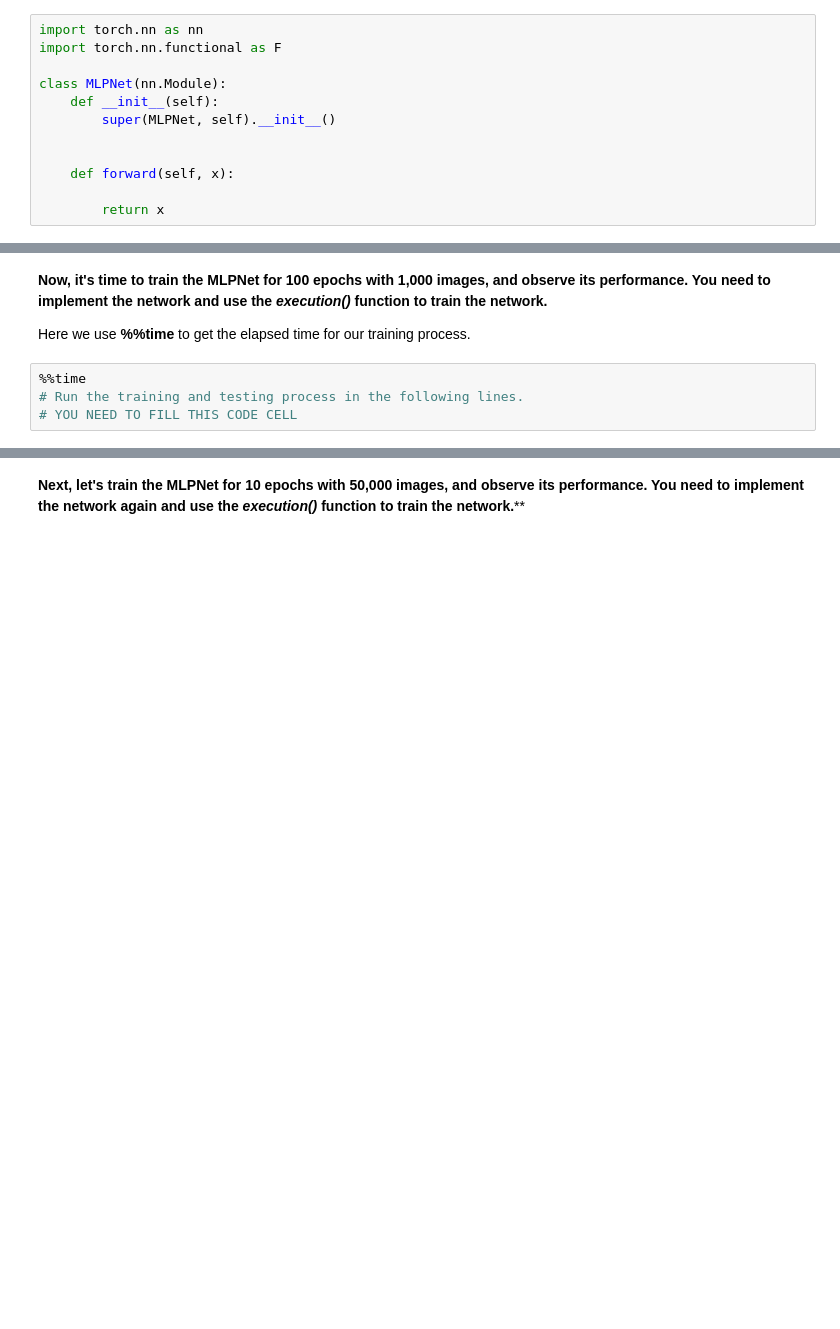
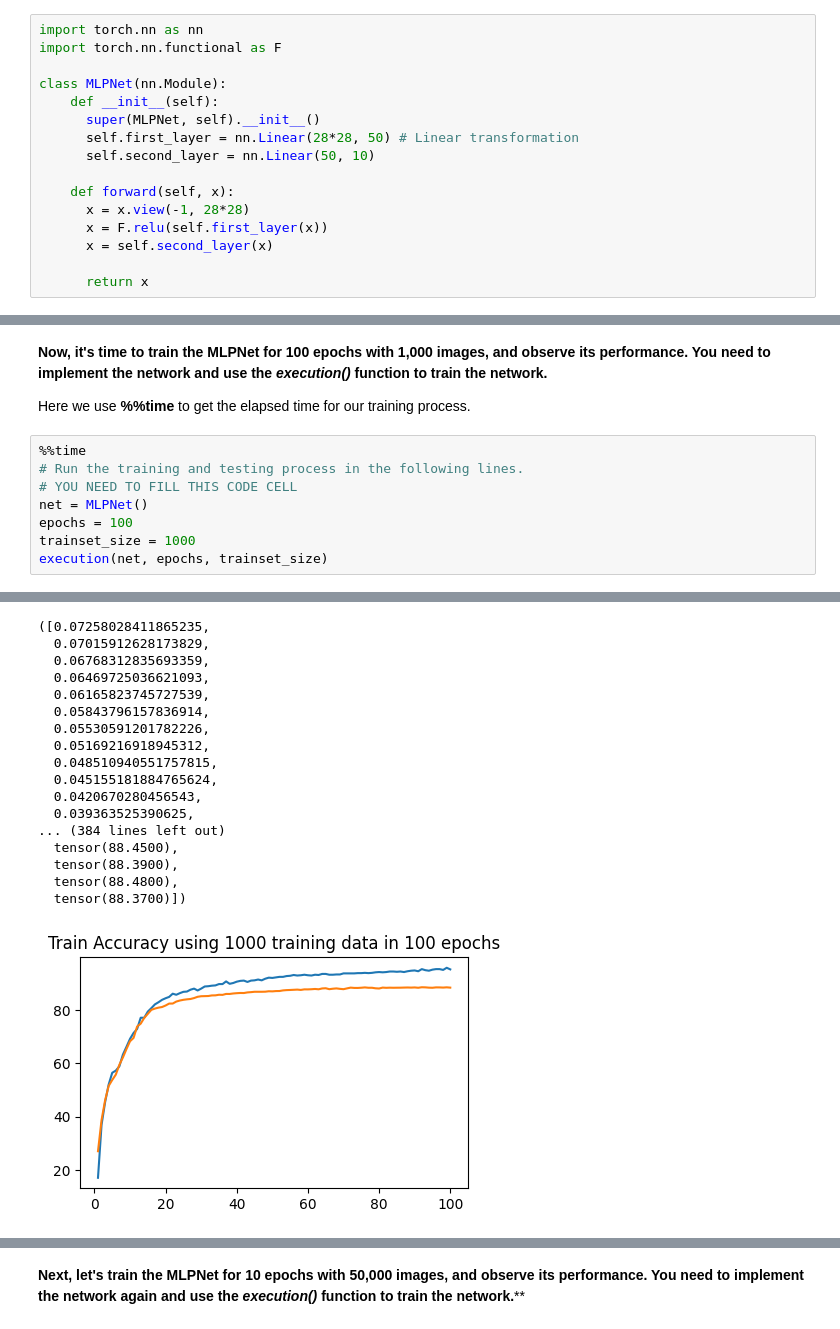
Before and after one commit to jinhoishere/MachineLearning_homework_4, a Jupyter notebook: Task2/Homework4_2.ipynb, the cells around one changed output, grey strips where cells are left out. Saved outputs shown, nothing was run; the diff lists cells and outputs as text; blank space fills up the shorter version.

```diff
--- a/Task2/Homework4_2.ipynb
+++ b/Task2/Homework4_2.ipynb
@@ -167,12 +194,16 @@ import torch.nn.functional as F
 
 class MLPNet(nn.Module):
     def __init__(self):
-        super(MLPNet, self).__init__()
-
+      super(MLPNet, self).__init__()
+      self.first_layer = nn.Linear(28*28, 50) # Linear transformation
+      self.second_layer = nn.Linear(50, 10)
 
     def forward(self, x):
+      x = x.view(-1, 28*28)
+      x = F.relu(self.first_layer(x))
+      x = self.second_layer(x)
 
-        return x
+      return x
 # %% [markdown]
 **[Question 2]: Calculate the number of parameters in the MLPNet by hand. Use the following codes to check the correctness of your answer. (10 points)**
 
@@ -262,3 +298,8 @@ Here we use **%%time** to get the elapsed time for our training process.
 %%time
 # Run the training and testing process in the following lines.
 # YOU NEED TO FILL THIS CODE CELL
+net = MLPNet()
+epochs = 100
+trainset_size = 1000
+execution(net, epochs, trainset_size)
+# %% [output]
@@ -264,0 +323,18 @@ Here we use **%%time** to get the elapsed time for our training process.
+([0.07258028411865235,
+  0.07015912628173829,
+  0.06768312835693359,
+  0.06469725036621093,
+  0.06165823745727539,
+  0.05843796157836914,
+  0.05530591201782226,
+  0.05169216918945312,
+  0.048510940551757815,
+  0.045155181884765624,
+  0.0420670280456543,
+  0.039363525390625,
+... (384 lines left out)
+  tensor(88.4500),
+  tensor(88.3900),
+  tensor(88.4800),
+  tensor(88.3700)])
+[figure, added]
```
Also changed, not shown: parts of 6 cells of this notebook.
